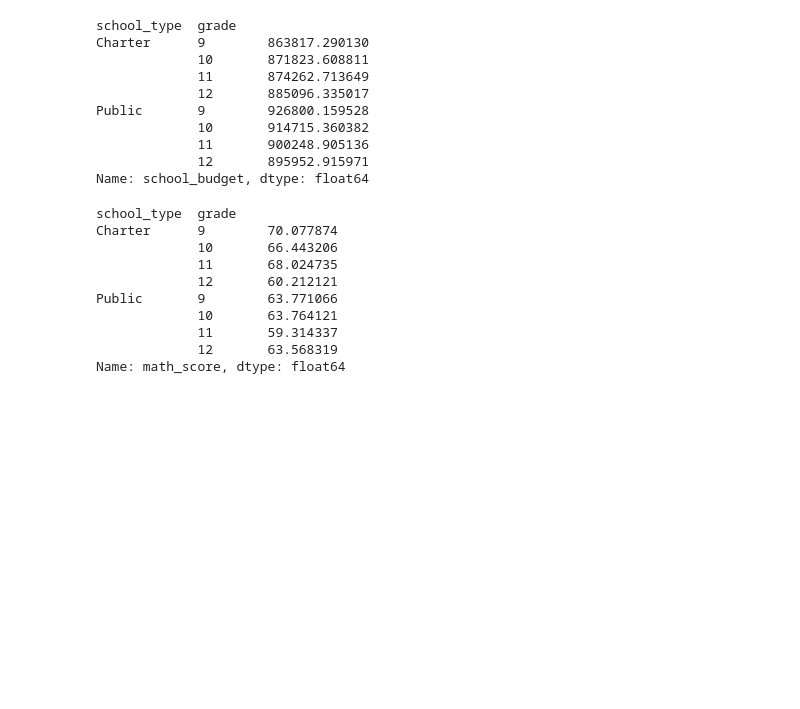
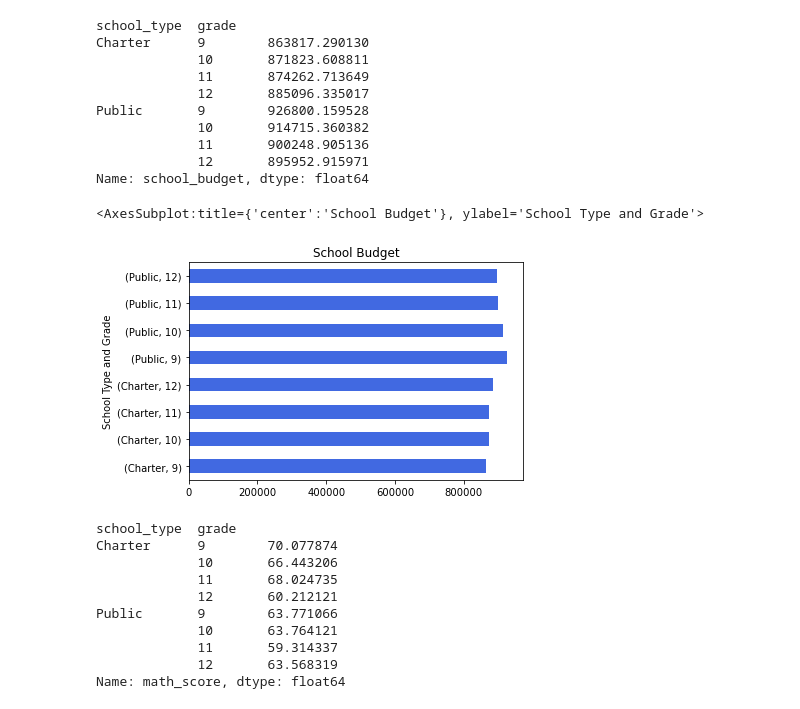
Before and after one commit to sarah17moore/school-district-analysis, a Jupyter notebook: student-data-analysis-challenge.ipynb, the cells around one changed output. Saved outputs shown, nothing was run; the diff lists cells and outputs as text; code cells hidden in the pictures; blank space fills up the shorter version.

```diff
--- a/student-data-analysis-challenge.ipynb
+++ b/student-data-analysis-challenge.ipynb
@@ -341,6 +341,13 @@ Public       9        926800.159528
              11       900248.905136
              12       895952.915971
 Name: school_budget, dtype: float64
+# %%
+average_budget.plot(x='grade', y='school_budget', kind='barh',
+                  color = 'royalblue', xlabel="School Type and Grade",
+                 title="School Budget")
+# %% [output]
+<AxesSubplot:title={'center':'School Budget'}, ylabel='School Type and Grade'>
+[figure, added]
 # %%
 # Find the average math score per grade for each school type using groupby and mean
 average_math = student_df.groupby(["school_type" , "grade"])["math_score"].mean()
```
Also changed, not shown: parts of 1 cell of this notebook.
